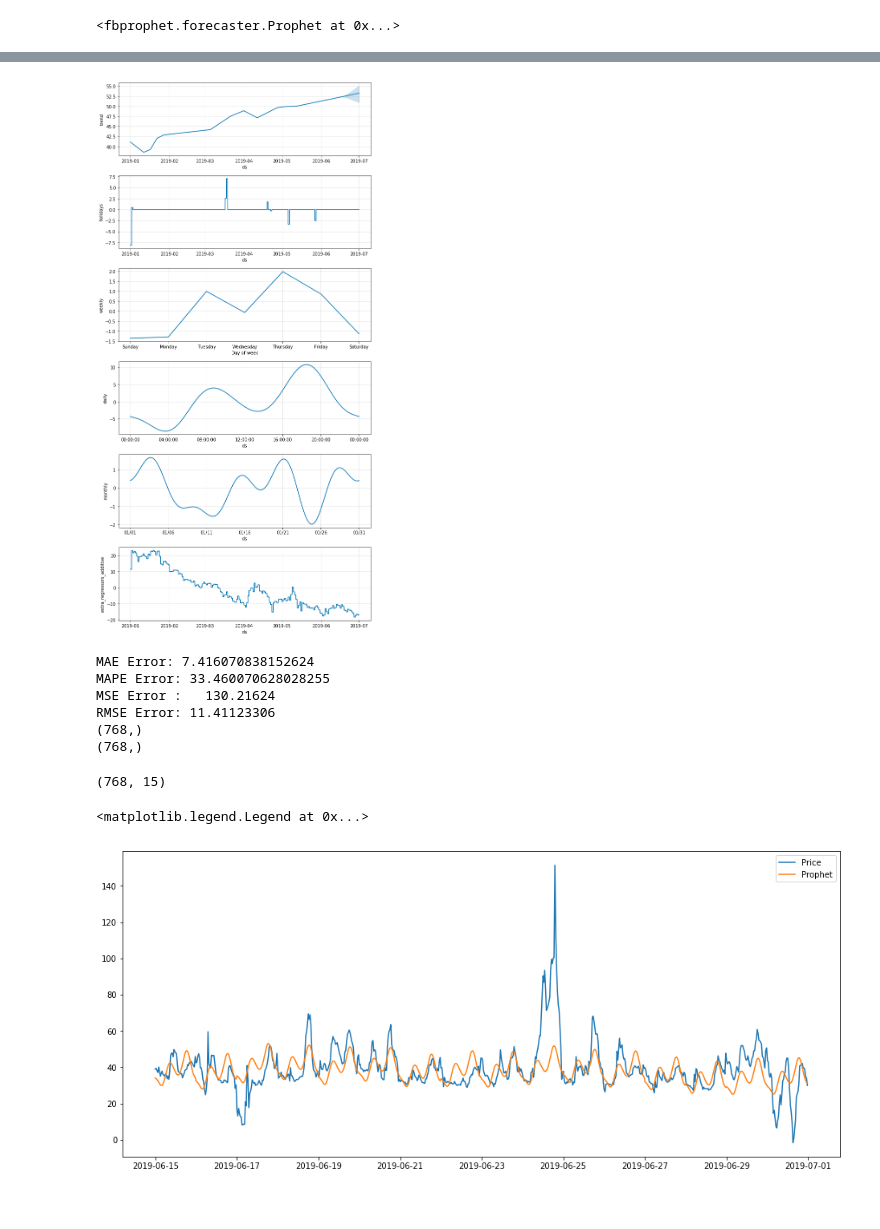
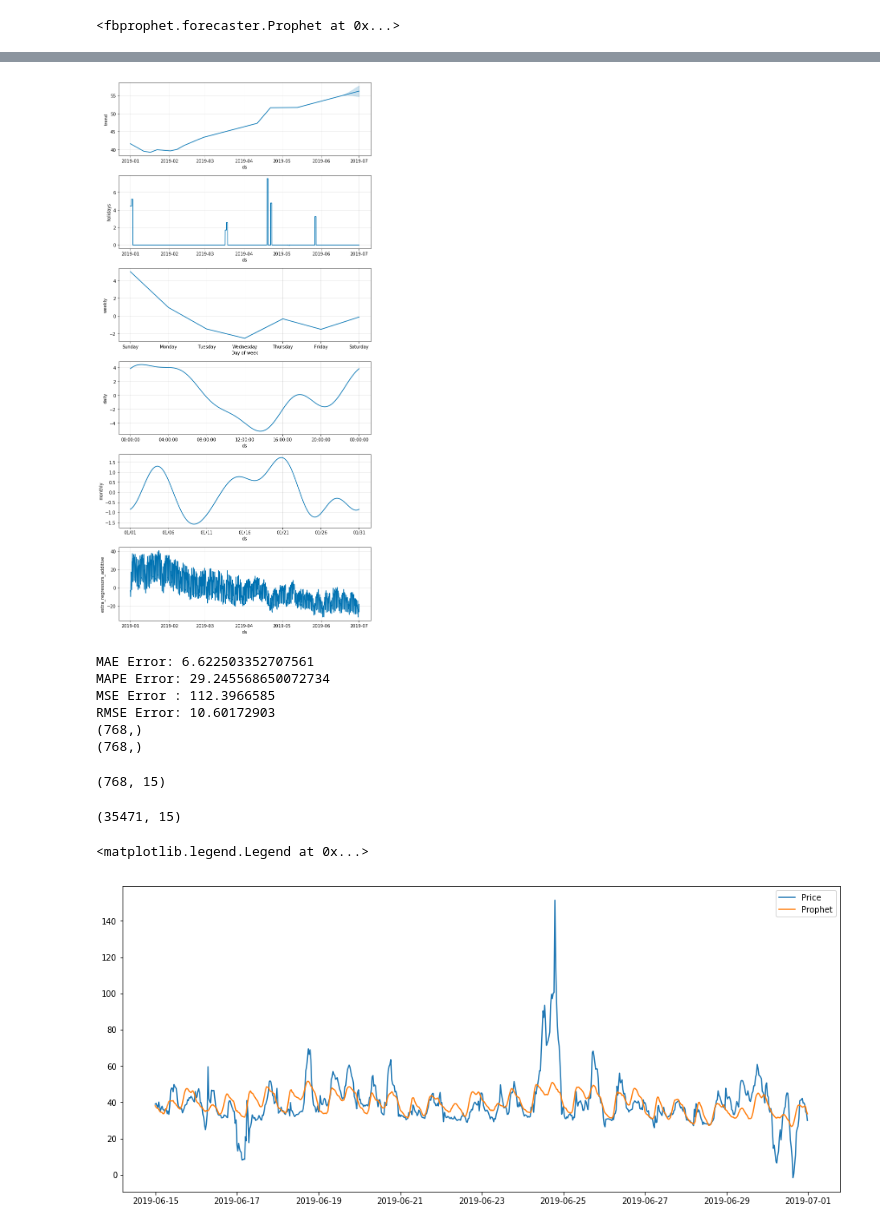
Before and after one commit to vjosapreniqi/UK-electricity-price-prediction, a Jupyter notebook: Prophet Models.ipynb, the cells around one changed output, grey strips where cells are left out. Saved outputs shown, nothing was run; the diff lists cells and outputs as text; code cells hidden in the pictures.

```diff
--- a/Prophet Models.ipynb
+++ b/Prophet Models.ipynb
@@ -131,28 +129,19 @@ holidays.head()
 #model_P = Prophet()
 model_P = Prophet(weekly_seasonality=True, daily_seasonality=True, yearly_seasonality=False, holidays=holidays)
 model_P.add_seasonality(name="monthly", period=30.5, fourier_order=5)
-#model_P.add_regressor('INDO')
+model_P.add_regressor('INDO')
 model_P.add_regressor('Gas')
 model_P.fit(pd.DataFrame({'ds': train.index, 'y':train, 'INDO': train_indo, 'Gas': train_gas}))
-#model_P.fit(pd.DataFrame({'ds': train.index, 'y':train,'Gas': train_gas}))
-#model_P.fit(pd.DataFrame({'ds': train.index, 'y':train,'INDO': train_indo}))
-#model_P.fit(pd.DataFrame({'ds': train.index, 'y':train}))
 # %% [output]
 <fbprophet.forecaster.Prophet at 0x...>
 # %%
-#def populate_indo_val(dt):
- #  current_date=str(dt.date())
-  # return df[current_date]['INDO'][0]
-
 def populate_gas_val(dt):
    current_date=str(dt.date())
    return df[current_date]['Gas'][0]
 
-
-#df_train_test_data=df[df.index.isin(train.index.union(test.index))].copy()
-
 future_dates = model_P.make_future_dataframe(periods=test.shape[0],freq='30T')
-#future_dates['INDO']=future_dates['ds'].apply(populate_indo_val)
+df2=pd.DataFrame({'ds':df.index, 'INDO':df['INDO']})
+future_dates=pd.merge(future_dates, df2, on='ds', how='inner')
 future_dates['Gas']=future_dates['ds'].apply(populate_gas_val)
 results_P = model_P.predict(future_dates)
-forecast_P = results_P.set_index('ds').yhat
+#forecast_P = results_P.set_index('ds').yhat
@@ -158,0 +159,2 @@ forecast_P = results_P.set_index('ds').yhat
+# %%
+fp=forecast_P.tail(768)
@@ -163,30 +177,30 @@ fig=model_P.plot(results_P)
 # %%
 fig2 = model_P.plot_components(results_P)
 # %% [output]
-[figure, old version]
+[figure, new version]
 # %%
 #Prophet Model  evaluation:
 from statsmodels.tools.eval_measures import mse,rmse
 from sklearn.metrics import mean_absolute_error
 
-error1 = mse(test, forecast_P[train.shape[0]:])
-error2 = rmse(test, forecast_P[train.shape[0]:])
+error1 = mse(test, fp)
+error2 = rmse(test, fp)
 
 def mean_absolute_percentage_error(y_true, y_pred):
     y_true, y_pred = np.array(y_true), np.array(y_pred)
     return np.mean(np.abs((y_true - y_pred) / y_true)) * 100
 
-print(f'MAE Error: {mean_absolute_error(test, forecast_P[train.shape[0]:])}'),
-print(f'MAPE Error: {mean_absolute_percentage_error(test, forecast_P[train.shape[0]:])}')
+print(f'MAE Error: {mean_absolute_error(test, fp)}'),
+print(f'MAPE Error: {mean_absolute_percentage_error(test, fp)}')
 print(f'MSE Error : {error1:11.10}')
 print(f'RMSE Error: {error2:11.10}')
-print(forecast_P[train.shape[0]:].shape)
+print(fp.shape)
 print(test.shape)
 # %% [output]
-MAE Error: 7.416070838152624
-MAPE Error: 33.460070628028255
-MSE Error :   130.21624
-RMSE Error: 11.41123306
+MAE Error: 6.622503352707561
+MAPE Error: 29.245568650072734
+MSE Error : 112.3966585
+RMSE Error: 10.60172903
 (768,)
 (768,)
 # %%
@@ -194,11 +208,15 @@ test_=df[df.index.isin(test.index)].copy()
 test_.shape
 # %% [output]
 (768, 15)
+# %%
+df[train.shape[0]:].shape
+# %% [output]
+(35471, 15)
 # %%
 plt.figure(figsize=(16,7))
 plt.plot(test_['Price'])
-plt.plot(test.index, forecast_P[train.shape[0]:], label='Prophet' )
+plt.plot(test.index, fp, label='Prophet' )
 plt.legend()
 # %% [output]
 <matplotlib.legend.Legend at 0x...>
-[figure, old version]
+[figure, new version]
```
Also changed, not shown: parts of 6 cells of this notebook.
